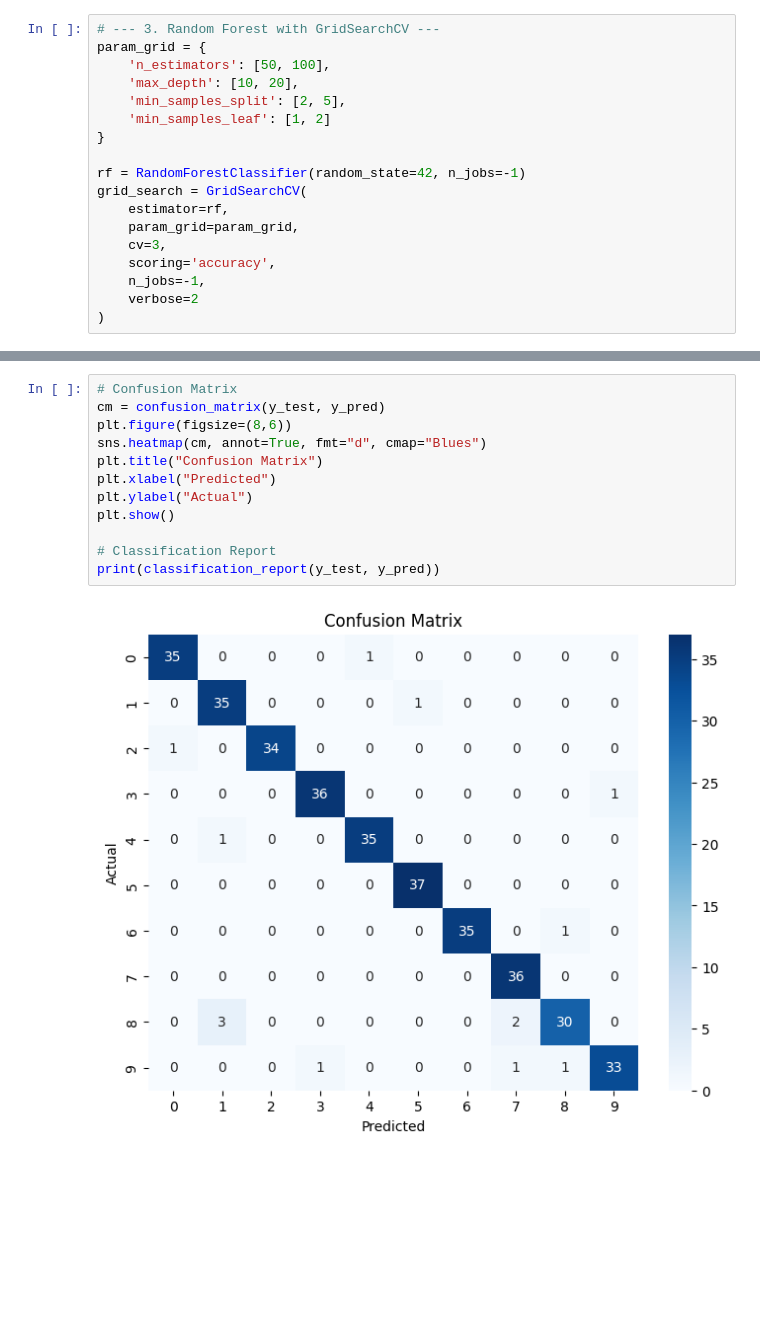
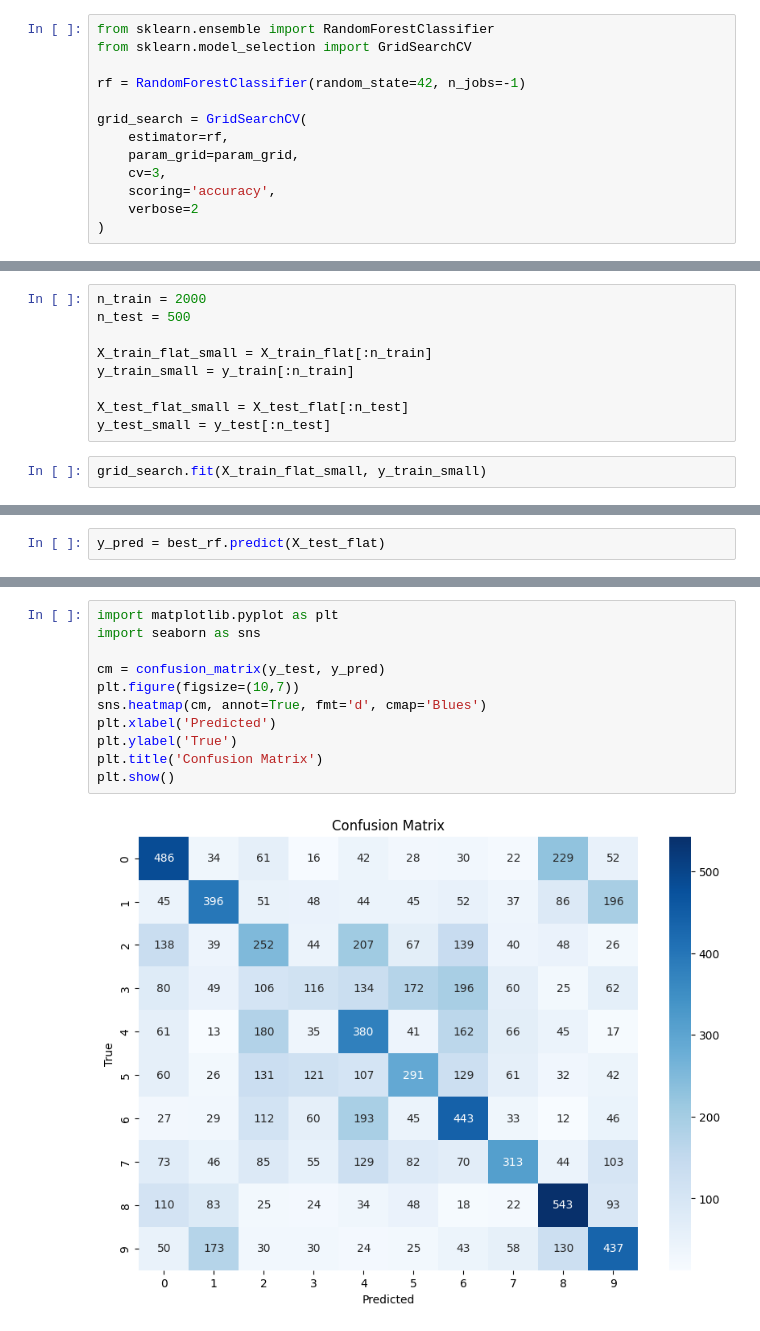
Before and after one commit to Snehaannazac/colab-git-demo-sanna, a Jupyter notebook: Assignment_11.ipynb, the cells around one changed output, grey strips where cells are left out. Drawn from its saved outputs; the diff is of its cells as text; blank space fills up the shorter version.

```diff
--- a/Assignment_11.ipynb
+++ b/Assignment_11.ipynb
@@ -35,18 +46,13 @@ X_train, X_test, y_train, y_test = train_test_split(
 # %%
-# --- 3. Random Forest with GridSearchCV ---
-param_grid = {
-    'n_estimators': [50, 100],
-    'max_depth': [10, 20],
-    'min_samples_split': [2, 5],
-    'min_samples_leaf': [1, 2]
-}
+from sklearn.ensemble import RandomForestClassifier
+from sklearn.model_selection import GridSearchCV
 
 rf = RandomForestClassifier(random_state=42, n_jobs=-1)
+
 grid_search = GridSearchCV(
     estimator=rf,
     param_grid=param_grid,
     cv=3,
     scoring='accuracy',
-    n_jobs=-1,
     verbose=2
 )
@@ -76,0 +61,11 @@ F1-score: 0.9609
+# %%
+n_train = 2000
+n_test = 500
+
+X_train_flat_small = X_train_flat[:n_train]
+y_train_small = y_train[:n_train]
+
+X_test_flat_small = X_test_flat[:n_test]
+y_test_small = y_test[:n_test]
+# %%
+grid_search.fit(X_train_flat_small, y_train_small)
@@ -76,0 +104,2 @@ F1-score: 0.9609
+# %%
+y_pred = best_rf.predict(X_test_flat)
@@ -77,14 +122,13 @@ F1-score: 0.9609
 # %%
-# Confusion Matrix
+import matplotlib.pyplot as plt
+import seaborn as sns
+
 cm = confusion_matrix(y_test, y_pred)
-plt.figure(figsize=(8,6))
-sns.heatmap(cm, annot=True, fmt="d", cmap="Blues")
-plt.title("Confusion Matrix")
-plt.xlabel("Predicted")
-plt.ylabel("Actual")
+plt.figure(figsize=(10,7))
+sns.heatmap(cm, annot=True, fmt='d', cmap='Blues')
+plt.xlabel('Predicted')
+plt.ylabel('True')
+plt.title('Confusion Matrix')
 plt.show()
-
-# Classification Report
-print(classification_report(y_test, y_pred))
 # %% [output]
-[figure, old version]
+[figure, new version]
```
Also changed, not shown: parts of 34 cells of this notebook.
